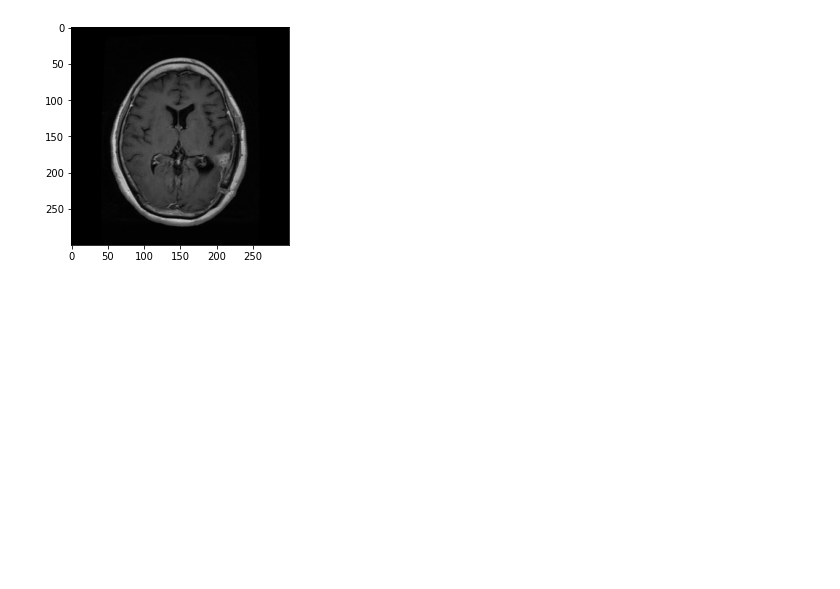
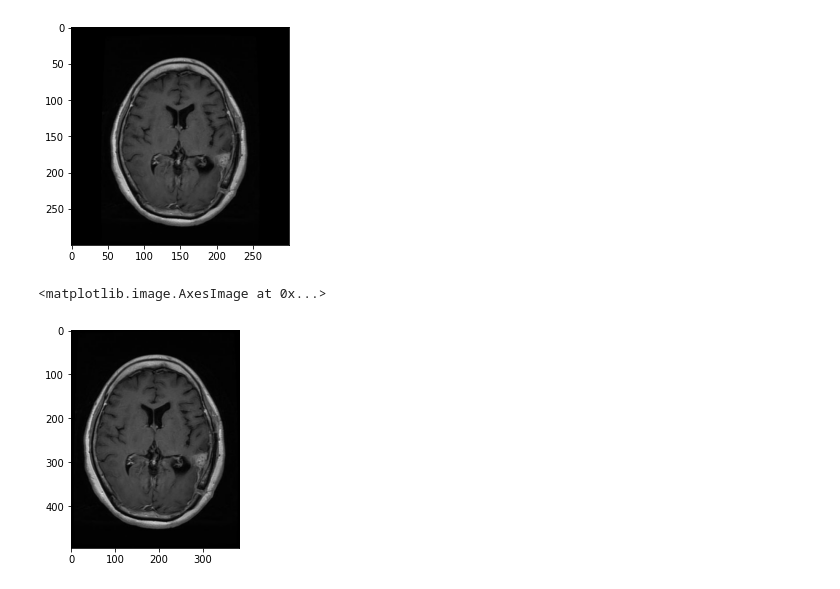
Before and after one commit to Jamesfryer1998/BrainTumourDetection, a Jupyter notebook: Notebooks/Image_rezise.ipynb, the cells around one changed output. Cells and saved outputs as stored; diff of their text form; code cells hidden in the pictures; blank space fills up the shorter version.

```diff
--- a/Notebooks/Image_rezise.ipynb
+++ b/Notebooks/Image_rezise.ipynb
@@ -13,6 +14,18 @@ plt.imshow(saved[0].reshape(300,300,3))
 # %% [output]
 <matplotlib.image.AxesImage at 0x...>
 [figure]
+# %%
+img_org = Image.open("/Users/james/MScCode/Final Project/Datasets/test_dataset_unprocessed/Te-gl_0019.jpg")
+bbox = img_org.getbbox()
+cropped_im = img_org.crop(bbox)
+
+# Save the cropped image
+# cropped_im.save("cropped_image.jpg")
+
+plt.imshow(cropped_im)
+# %% [output]
+<matplotlib.image.AxesImage at 0x...>
+[figure, added]
 # %%
 # Pixel loop - Working
 img_org = Image.open("/Users/james/MScCode/Final Project/Datasets/test_dataset_unprocessed/Te-gl_0019.jpg")
```
Also changed, not shown: parts of 2 cells of this notebook, 5 other files.
